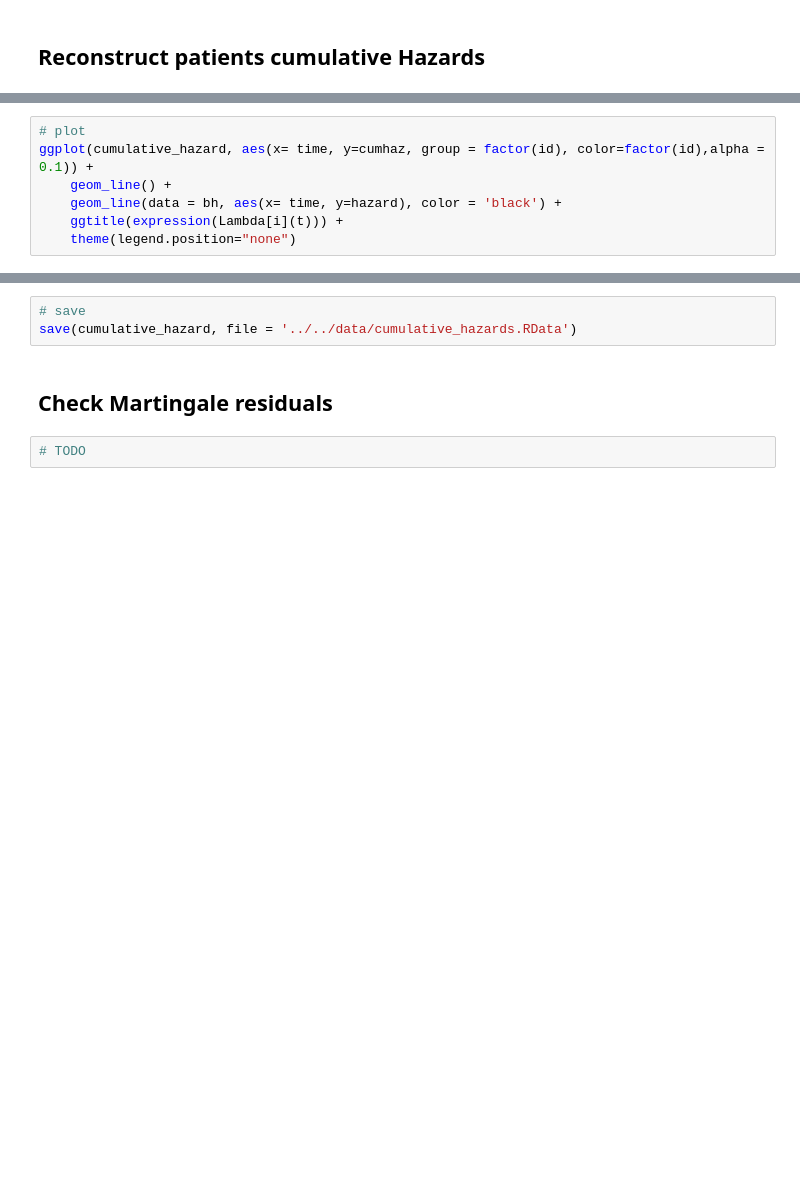
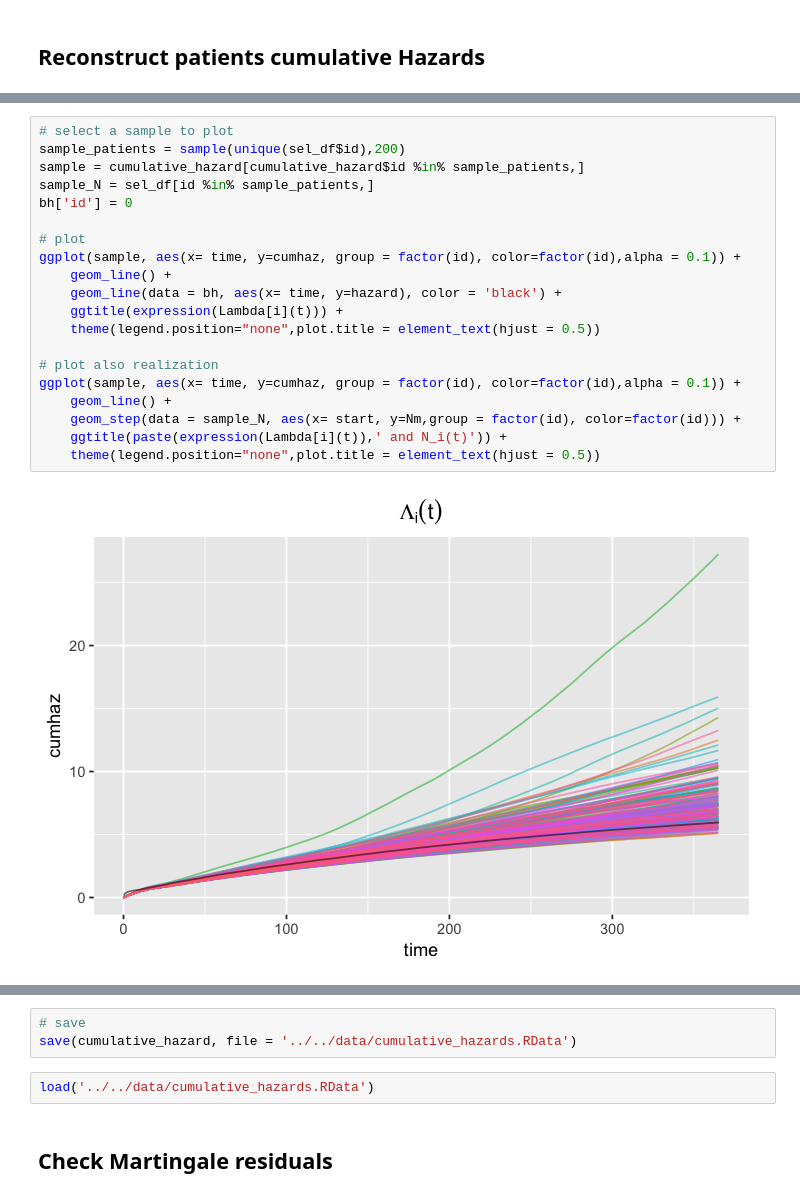
Before and after one commit to davide-burba/thesis, a Jupyter notebook: pharmacological_counting_process/cox.ipynb, the cells around one changed output, grey strips where cells are left out. Drawn from its saved outputs; the diff is of its cells as text; blank space fills up the shorter version.

```diff
--- a/pharmacological_counting_process/cox.ipynb
+++ b/pharmacological_counting_process/cox.ipynb
@@ -64,7 +79,22 @@ head(cumulative_hazard)
 # %%
+# select a sample to plot
+sample_patients = sample(unique(sel_df$id),200)
+sample = cumulative_hazard[cumulative_hazard$id %in% sample_patients,]
+sample_N = sel_df[id %in% sample_patients,]
+bh['id'] = 0
+
 # plot
-ggplot(cumulative_hazard, aes(x= time, y=cumhaz, group = factor(id), color=factor(id),alpha = 0.1)) +
+ggplot(sample, aes(x= time, y=cumhaz, group = factor(id), color=factor(id),alpha = 0.1)) +
     geom_line() +
     geom_line(data = bh, aes(x= time, y=hazard), color = 'black') +
     ggtitle(expression(Lambda[i](t))) +
-    theme(legend.position="none")
+    theme(legend.position="none",plot.title = element_text(hjust = 0.5))
+
+# plot also realization
+ggplot(sample, aes(x= time, y=cumhaz, group = factor(id), color=factor(id),alpha = 0.1)) +
+    geom_line() +
+    geom_step(data = sample_N, aes(x= start, y=Nm,group = factor(id), color=factor(id))) +
+    ggtitle(paste(expression(Lambda[i](t)),' and N_i(t)')) +
+    theme(legend.position="none",plot.title = element_text(hjust = 0.5))
+# %% [output]
+[figure, added]
@@ -71,7 +102,7 @@ ggplot(cumulative_hazard, aes(x= time, y=cumhaz, group = factor(id), color=facto
 # %%
 # save
 save(cumulative_hazard, file = '../../data/cumulative_hazards.RData')
+# %%
+load('../../data/cumulative_hazards.RData')
 # %% [markdown]
 ## Check Martingale residuals
-# %%
-# TODO
```
Also changed, not shown: parts of 7 cells of this notebook, 1 other file.
